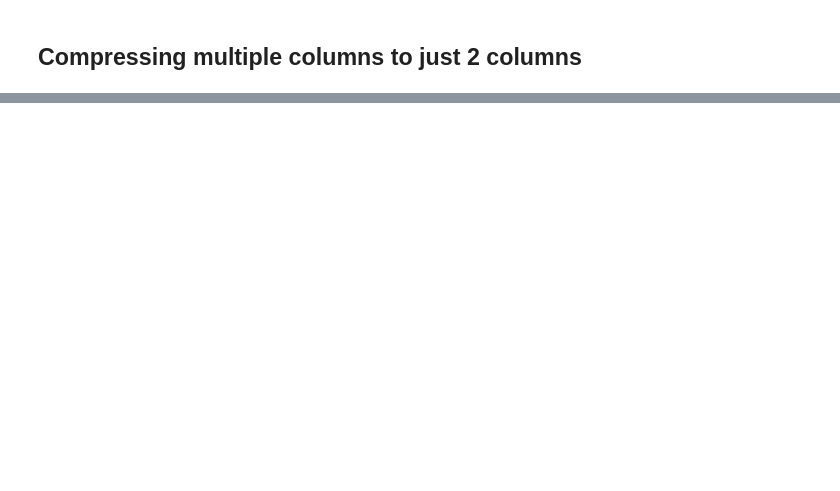
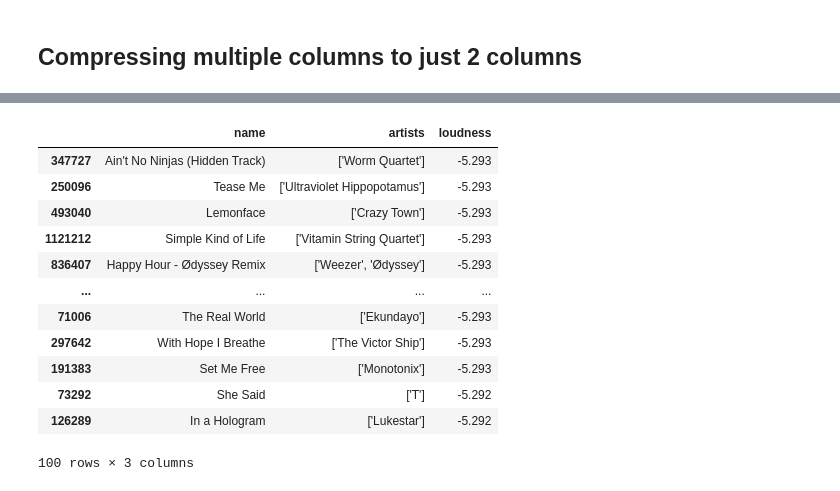
Before and after one commit to wfoster01/csc475spotify, a Jupyter notebook: spotifymain.ipynb, the cells around one changed output, grey strips where cells are left out. Cells and saved outputs as stored; diff of their text form; code cells hidden in the pictures; blank space fills up the shorter version.

```diff
--- a/spotifymain.ipynb
+++ b/spotifymain.ipynb
@@ -62,0 +167,17 @@ plt.scatter(X_reduced[:,0], X_reduced[:,1], s=10, c=subset['coldplay'])
+# %%
+#receive all the songs and their features
+df = pd.read_csv('spotify_updated.csv')
+df.head()
+
+#select the features
+features = df.columns[8:-2]
+X = df[features]
+
+#apply standard scaler
+scaler = StandardScaler()
+scaled_features = scaler.fit_transform(X)
+#convert to Z-scores
+
+#apply PCA
+pca = PCA(n_components=2)
+X_reduced = pca.fit_transform(scaled_features)
@@ -62,0 +249,29 @@ plt.scatter(X_reduced[:,0], X_reduced[:,1], s=10, c=subset['coldplay'])
+# %%
+#Use nearest neighbor to find songs that are most similar based on their loudness
+#fit the model
+nn = NearestNeighbors(n_neighbors=10, algorithm='ball_tree')
+nn.fit(df[['loudness']])
+#find the most similar song
+distances, indices = nn.kneighbors(yellow[['loudness']], n_neighbors=100)
+indices
+
+#find the most similar song
+similar_song = df.iloc[indices[0]]
+similar_song
+
+#Just show the song names, artists, and loudness
+similar_song[['name', 'artists', 'loudness']]
+# %% [output]
+|  | name | artists | loudness |
+| 347727 | Ain't No Ninjas (Hidden Track) | ['Worm Quartet'] | -5.293 |
+| 250096 | Tease Me | ['Ultraviolet Hippopotamus'] | -5.293 |
+| 493040 | Lemonface | ['Crazy Town'] | -5.293 |
+| 1121212 | Simple Kind of Life | ['Vitamin String Quartet'] | -5.293 |
+| 836407 | Happy Hour - Ødyssey Remix | ['Weezer', 'Ødyssey'] | -5.293 |
+| ... | ... | ... | ... |
+| 71006 | The Real World | ['Ekundayo'] | -5.293 |
+| 297642 | With Hope I Breathe | ['The Victor Ship'] | -5.293 |
+| 191383 | Set Me Free | ['Monotonix'] | -5.293 |
+| 73292 | She Said | ['T'] | -5.292 |
+| 126289 | In a Hologram | ['Lukestar'] | -5.292 |
+100 rows × 3 columns
```
Also changed, not shown: parts of 21 cells of this notebook.
